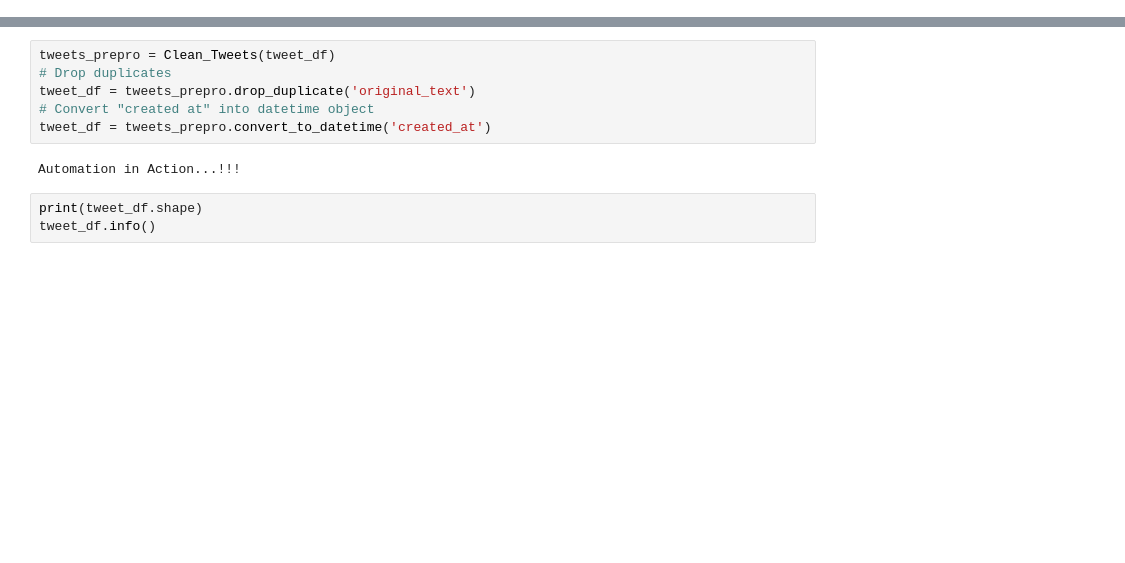
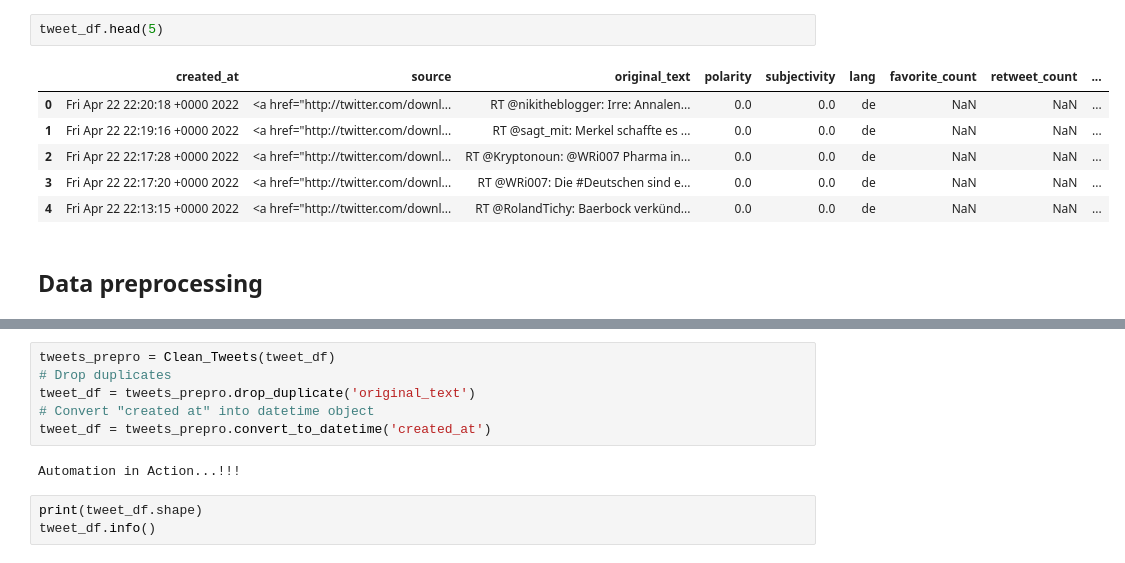
Before and after one commit to 10xac/Twitter-Data-Analysis, a Jupyter notebook: Preprocessing.ipynb, the cells around one changed output, grey strips where cells are left out. Saved outputs shown, nothing was run; the diff lists cells and outputs as text; blank space fills up the shorter version.

```diff
--- a/Preprocessing.ipynb
+++ b/Preprocessing.ipynb
@@ -32,0 +62,11 @@ memory usage: 2.8+ MB
+# %%
+tweet_df.head(5)
+# %% [output]
+|  | created_at | source | original_text | polarity | subjectivity | lang | favorite_count | retweet_count | ... |
+| 0 | Fri Apr 22 22:20:18 +0000 2022 | <a href="http://twitter.com/downl... | RT @nikitheblogger: Irre: Annalen... | 0.0 | 0.0 | de | NaN | NaN | ... |
+| 1 | Fri Apr 22 22:19:16 +0000 2022 | <a href="http://twitter.com/downl... | RT @sagt_mit: Merkel schaffte es ... | 0.0 | 0.0 | de | NaN | NaN | ... |
+| 2 | Fri Apr 22 22:17:28 +0000 2022 | <a href="http://twitter.com/downl... | RT @Kryptonoun: @WRi007 Pharma in... | 0.0 | 0.0 | de | NaN | NaN | ... |
+| 3 | Fri Apr 22 22:17:20 +0000 2022 | <a href="http://twitter.com/downl... | RT @WRi007: Die #Deutschen sind e... | 0.0 | 0.0 | de | NaN | NaN | ... |
+| 4 | Fri Apr 22 22:13:15 +0000 2022 | <a href="http://twitter.com/downl... | RT @RolandTichy: Baerbock verkünd... | 0.0 | 0.0 | de | NaN | NaN | ... |
+# %% [markdown]
+## Data preprocessing
```
Also changed, not shown: parts of 19 cells of this notebook.
